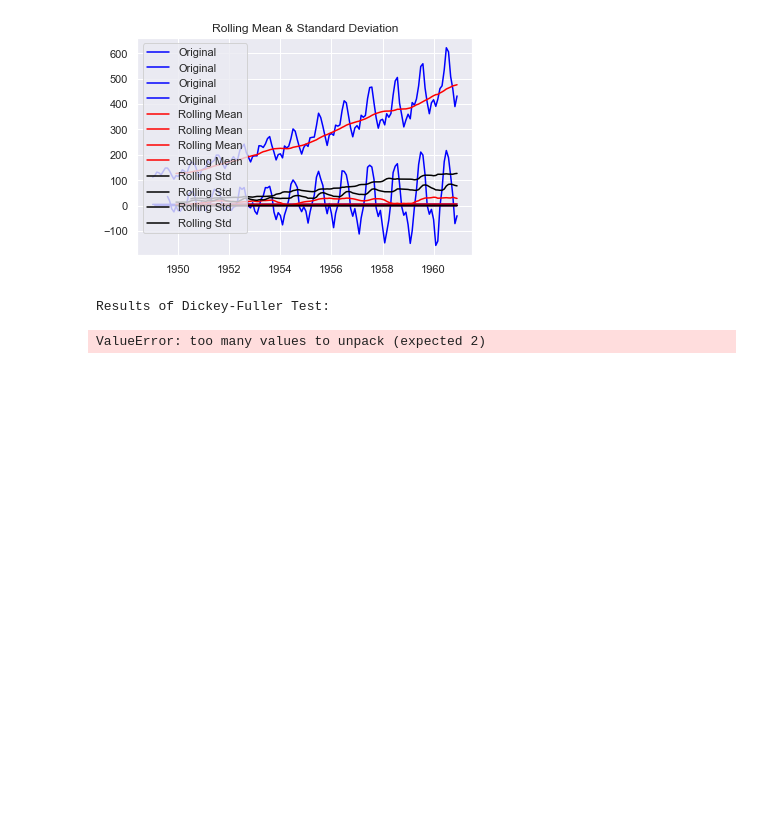
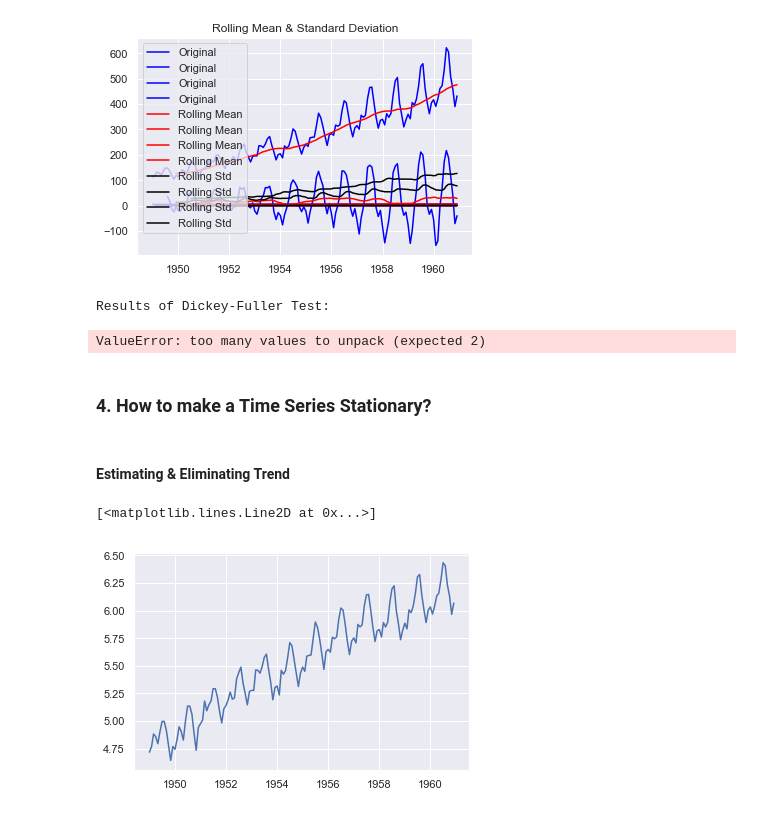
Before and after one commit to sushtend/100-days-of-ml-code, a Jupyter notebook: code/ml/time_series/Introduction to Handling a Non-Stationary Time Series in Python.ipynb, the cells around one changed output. Saved outputs shown, nothing was run; the diff lists cells and outputs as text; code cells hidden in the pictures; blank space fills up the shorter version.

```diff
--- a/code/ml/time_series/Introduction to Handling a Non-Stationary Time Series in Python.ipynb
+++ b/code/ml/time_series/Introduction to Handling a Non-Stationary Time Series in Python.ipynb
@@ -233,3 +234,13 @@ test_stationarity(ts)
 [figure]
 Results of Dickey-Fuller Test:
 ValueError: too many values to unpack (expected 2)
+# %% [markdown]
+### 4. How to make a Time Series Stationary?
+# %% [markdown]
+#### Estimating & Eliminating Trend
+# %%
+ts_log = np.log(ts["#Passengers"])
+plt.plot(ts_log)
+# %% [output]
+[<matplotlib.lines.Line2D at 0x...>]
+[figure, added]
```
Also changed, not shown: parts of 24 cells of this notebook.
